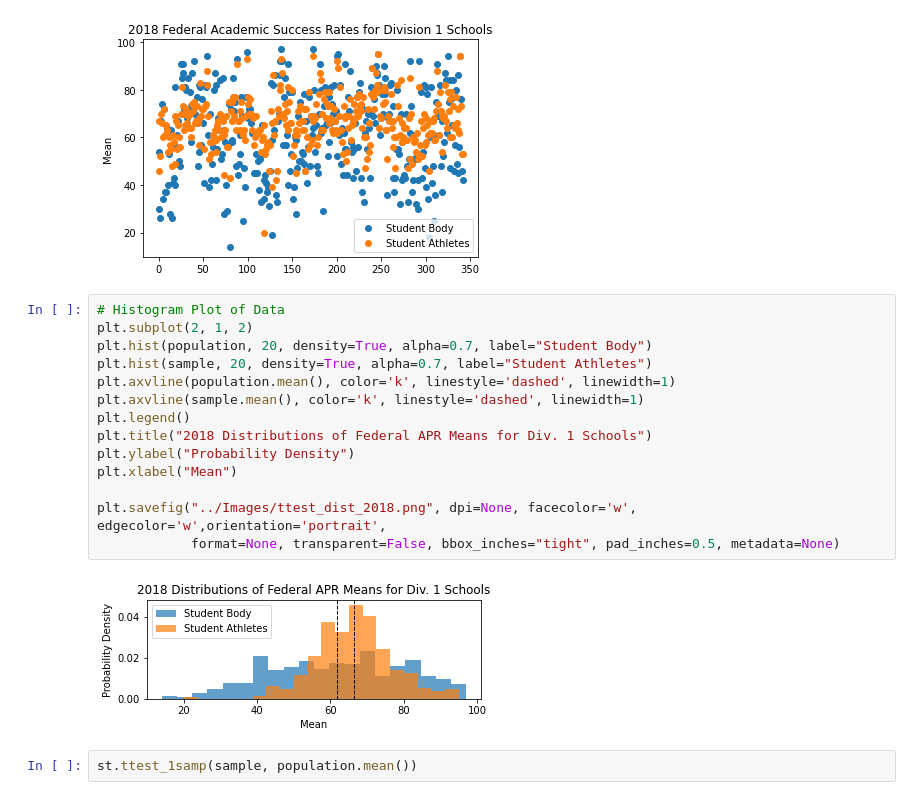
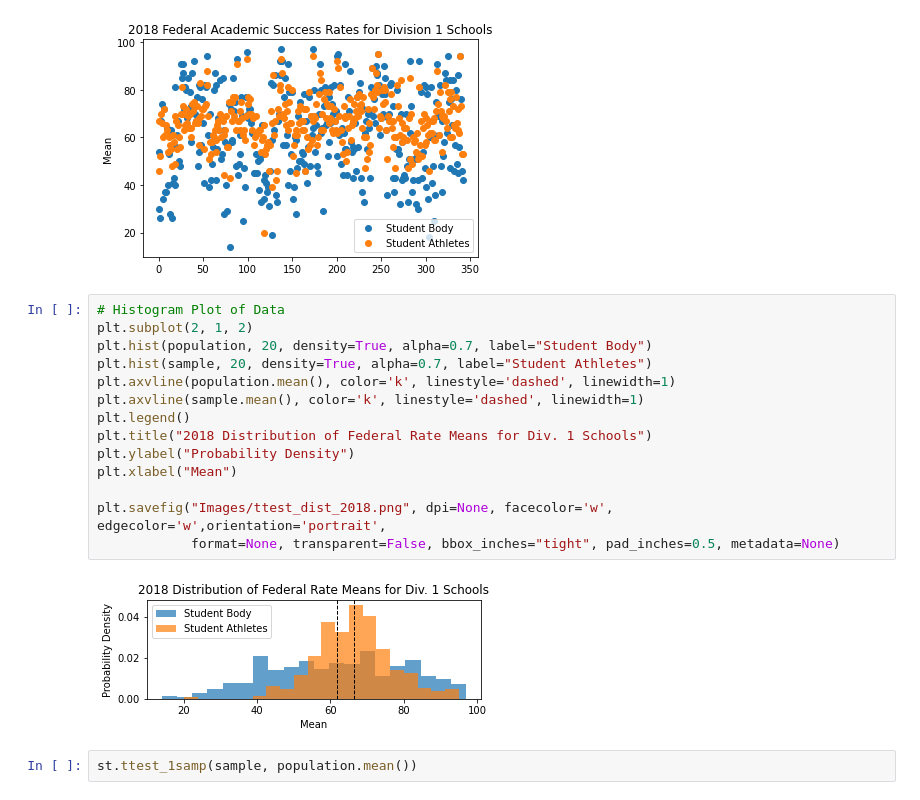
Before and after one commit to ashante112/Project1-Team2, a Jupyter notebook: Project1.ipynb, the cells around one changed output. Cells and saved outputs as stored; diff of their text form.

```diff
--- a/Project1.ipynb
+++ b/Project1.ipynb
@@ -225,19 +225,19 @@ plt.savefig("Images/ttest_scatter_2018.png", dpi=None, facecolor='w', edgecolor=
 # %%
 # Histogram Plot of Data
 plt.subplot(2, 1, 2)
 plt.hist(population, 20, density=True, alpha=0.7, label="Student Body")
 plt.hist(sample, 20, density=True, alpha=0.7, label="Student Athletes")
 plt.axvline(population.mean(), color='k', linestyle='dashed', linewidth=1)
 plt.axvline(sample.mean(), color='k', linestyle='dashed', linewidth=1)
 plt.legend()
-plt.title("2018 Distributions of Federal APR Means for Div. 1 Schools")
+plt.title("2018 Distribution of Federal Rate Means for Div. 1 Schools")
 plt.ylabel("Probability Density")
 plt.xlabel("Mean")
 
-plt.savefig("../Images/ttest_dist_2018.png", dpi=None, facecolor='w', edgecolor='w',orientation='portrait',
+plt.savefig("Images/ttest_dist_2018.png", dpi=None, facecolor='w', edgecolor='w',orientation='portrait',
             format=None, transparent=False, bbox_inches="tight", pad_inches=0.5, metadata=None)
 # %% [output]
-[figure, old version]
+[figure, new version]
 # %%
 st.ttest_1samp(sample, population.mean())
 # %% [output]
```
Also changed, not shown: parts of 1 cell of this notebook, 5 other files.
